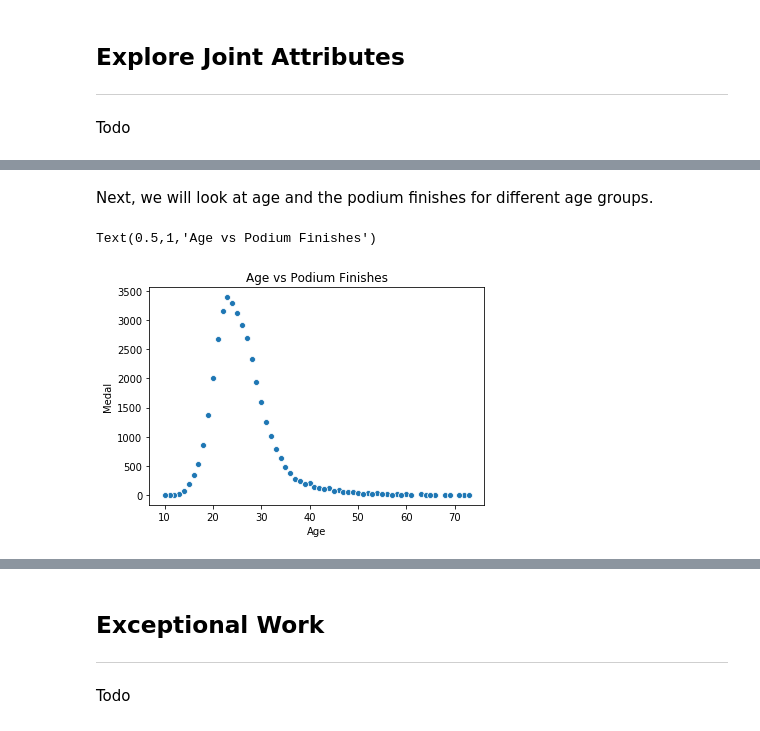
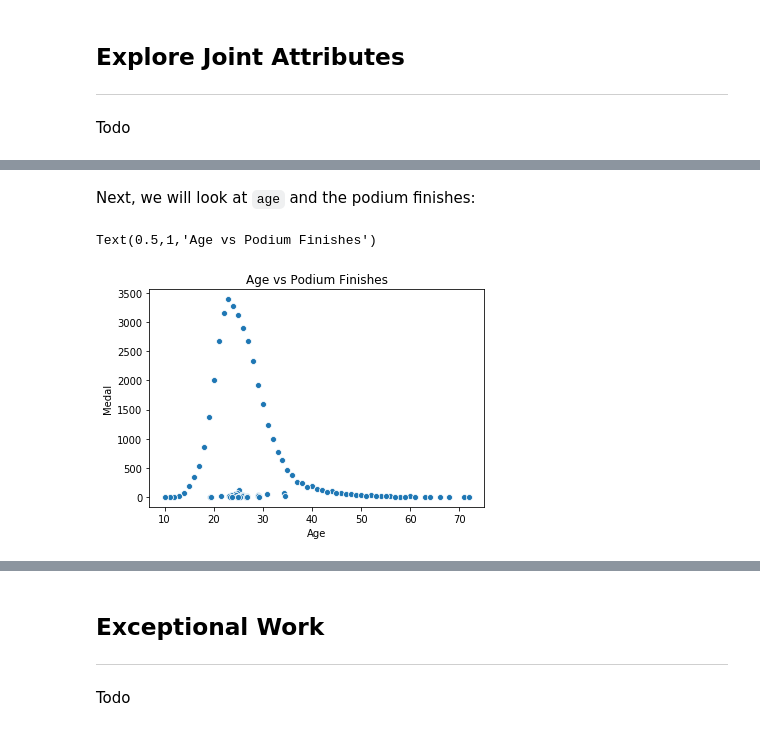
Before and after one commit to i4a/olympics, a Jupyter notebook: LabAssignmentOne.ipynb, the cells around one changed output, grey strips where cells are left out. Saved outputs shown, nothing was run; the diff lists cells and outputs as text; code cells hidden in the pictures.

```diff
--- a/LabAssignmentOne.ipynb
+++ b/LabAssignmentOne.ipynb
@@ -14,7 +14,7 @@ import warnings
 import numpy as np
 warnings.filterwarnings("ignore")
 # %%
-df = pd.read_csv("E:/gitrepos/olympics/data/athlete_events.csv")
+df = pd.read_csv('data/athletes_cleaned_merged.csv')
 # %% [markdown]
 ## Business Understanding
 ---
@@ -72,10 +73,10 @@ We first explore medal distribution across age, height, and weight with a pairpl
 # %% [markdown]
-Next, we will look at age and the podium finishes for different age groups.
+Next, we will look at `age` and the podium finishes:
 # %%
-age_info = df[df['Medal'].notna()].groupby(['Age'])['Medal'].count().sort_values(ascending=False)
+age_info = df[df['Medal'] != 'No Medal'].groupby(['Age'])['Medal'].count().sort_values(ascending=False)
 age_df = pd.DataFrame({'Age': age_info.index, 'Medal': age_info.values })
 sns.scatterplot(x="Age", y="Medal", data=age_df)
 plt.title("Age vs Podium Finishes")
 # %% [output]
 Text(0.5,1,'Age vs Podium Finishes')
-[figure, old version]
+[figure, new version]
```
Also changed, not shown: parts of 15 cells of this notebook, 2 other files.
